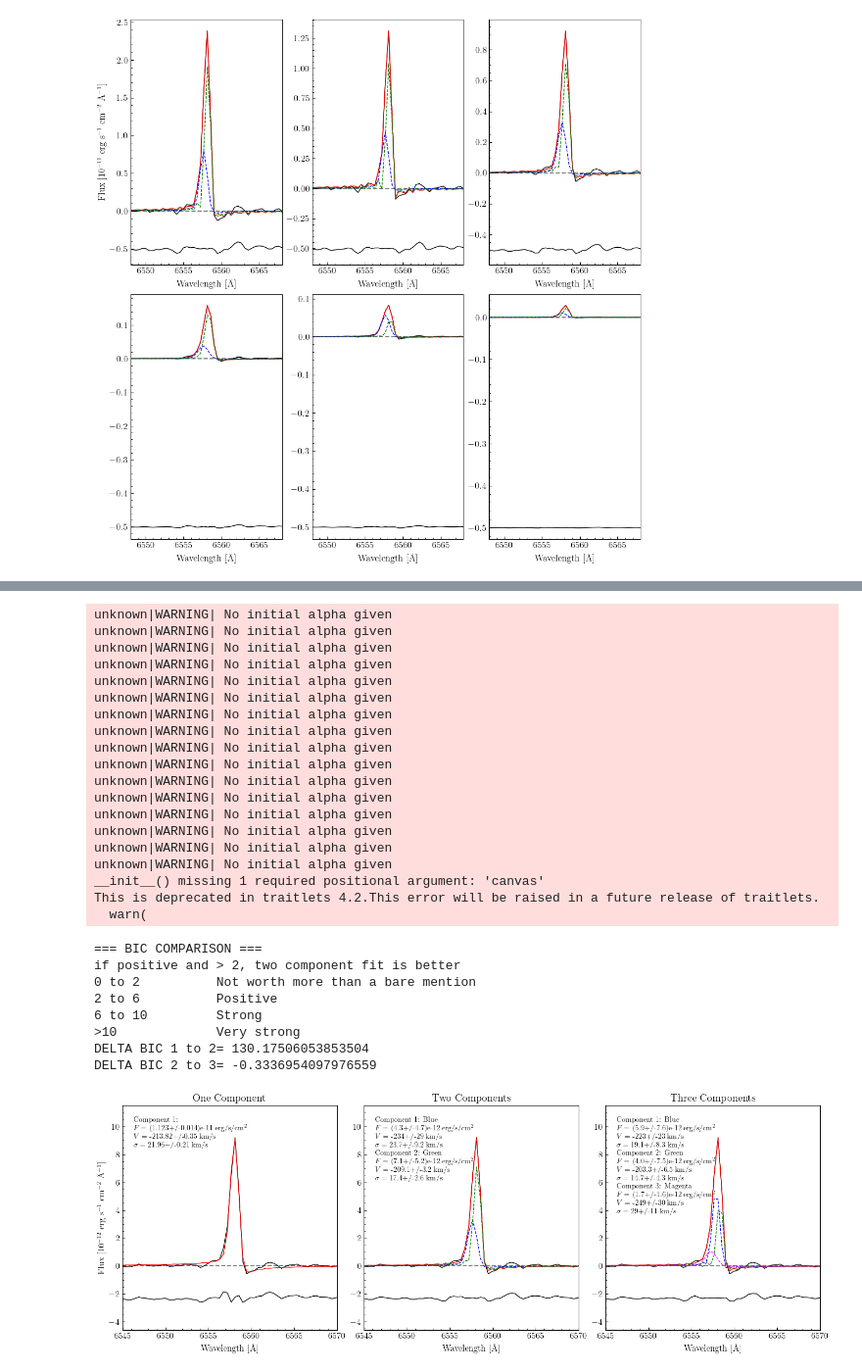
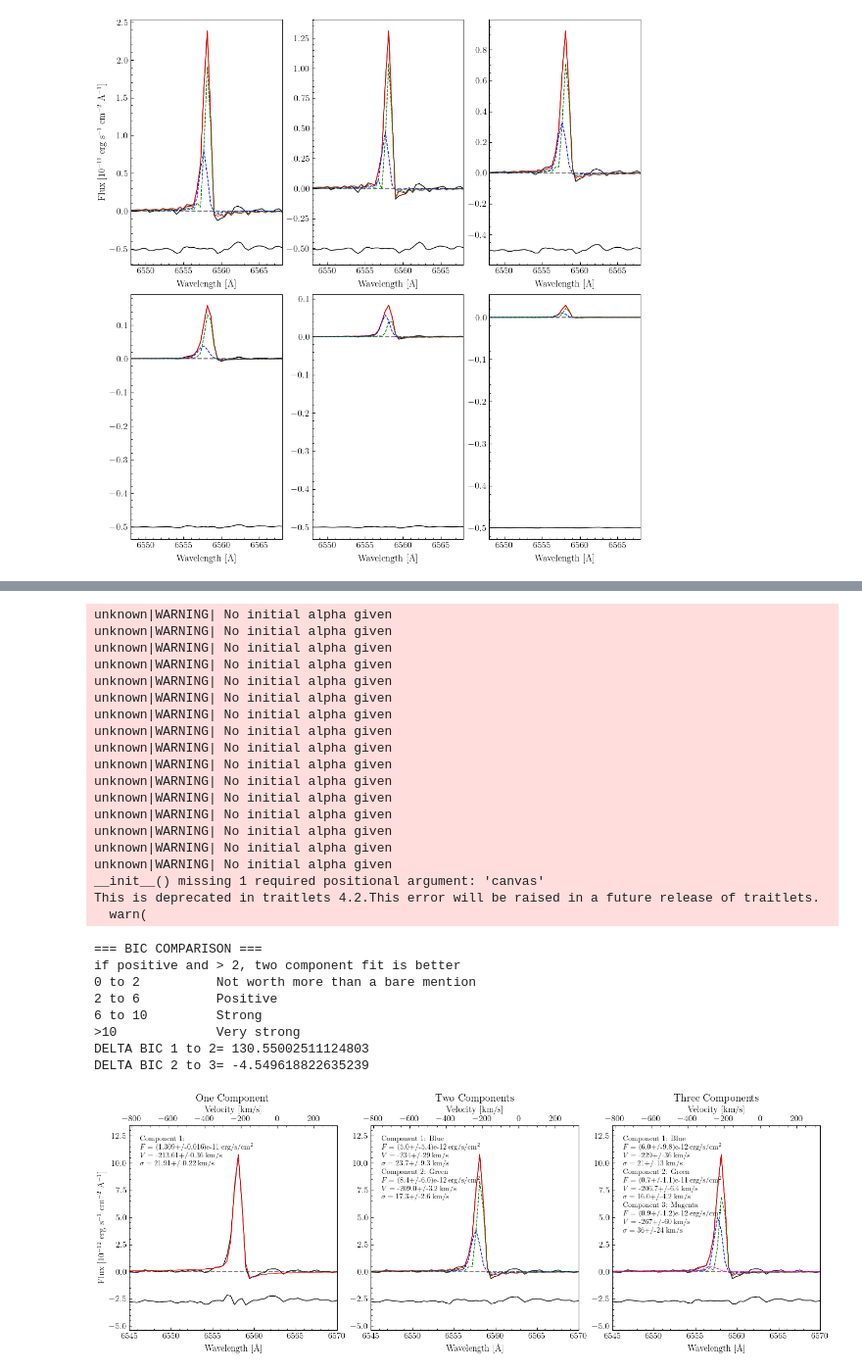
Before and after one commit to astronoray/NGC604_SN4, a Jupyter notebook: Python_N604_SN4/notebooks/SpatialFitting.ipynb, the cells around one changed output, grey strips where cells are left out. Shown at 98% size. Saved outputs shown, nothing was run; the diff lists cells and outputs as text; code cells hidden in the pictures.

```diff
--- a/Python_N604_SN4/notebooks/SpatialFitting.ipynb
+++ b/Python_N604_SN4/notebooks/SpatialFitting.ipynb
@@ -213,6 +218,14 @@ def sci_notation(number, sig_fig=2):
     # remove leading "+" and strip leading zeros
     b = int(b)
     return a + r" $\times$ 10^" + str(b)
+
+lam0 = 6562.819*(1 + ((-214)/2.998e5))
+
+def wave2vel(x):
+    return 2.999e5*((x - lam0)/lam0) + (-214)
+
+def vel2wave(x):
+    return ((x - (-214))*lam0)/(2.998e5) + lam0
 
 def compare_components(spectrum, axis):
 
@@ -247,6 +260,7 @@ def compare_components(spectrum, axis):
 
     # print(fit3)
 
+
     fig = plt.figure(figsize=(14,5), constrained_layout=True)
     ax = fig.subplot_mosaic(
         """
@@ -260,6 +274,9 @@ def compare_components(spectrum, axis):
         ax[a].set_xlabel(r'Wavelength [Å]')
         if a == 'a':
             ax[a].set_ylabel(r'Flux [$10^{-12}$ erg s$^{-1}$ cm$^{-2}$ Å$^{-1}$]')
+
+        secax = ax[a].secondary_xaxis('top', functions=(wave2vel,vel2wave))
+        secax.set_xlabel(r'Velocity [km/s]')
 
         y_max = np.nanmax(spectrum.data.real/1e-12) + 0.25*np.nanmax(spectrum.data.real/1e-12)
         y_min = 0 - 0.5*np.nanmax(spectrum.data.real/1e-12)
@@ -411,7 +428,7 @@ background = cube.get_spectrum_in_annulus(331,1374,1,40, median=True, mean_flux=
 
 region_file = '/Volumes/RayPass/Research/SIGNALS/N604_SN4/ngc604sn4.reg'
 
-mask = np.isfinite(halpha_map) & (halpha_map < 1e-15) & (halpha_map > 1e-16)
+mask = np.isfinite(halpha_map) & (halpha_map < 1e-15) & (halpha_map > 1e-17)
 y, x = np.where(mask)
 y1 = y[(y < 1200) & (y > 950) & (x < 1200) & (x > 850)]
 x1 = x[(x < 1200) & (x > 850) & (y < 1200) & (y > 950)]
@@ -419,36 +436,36 @@ x1 = x[(x < 1200) & (x > 850) & (y < 1200) & (y > 950)]
 spectrum = cube.get_spectrum_from_region((y1,x1), median=False, mean_flux=False)
 low_lum = spectrum.subtract_sky(background)
 
 fit1,fit2,fit3 = compare_components(low_lum,axis)
 # %% [output]
 unknown|WARNING| No initial alpha given
 unknown|WARNING| No initial alpha given
 unknown|WARNING| No initial alpha given
 unknown|WARNING| No initial alpha given
 unknown|WARNING| No initial alpha given
 unknown|WARNING| No initial alpha given
 unknown|WARNING| No initial alpha given
 unknown|WARNING| No initial alpha given
 unknown|WARNING| No initial alpha given
 unknown|WARNING| No initial alpha given
 unknown|WARNING| No initial alpha given
 unknown|WARNING| No initial alpha given
 unknown|WARNING| No initial alpha given
 unknown|WARNING| No initial alpha given
 unknown|WARNING| No initial alpha given
 unknown|WARNING| No initial alpha given
 __init__() missing 1 required positional argument: 'canvas'
 This is deprecated in traitlets 4.2.This error will be raised in a future release of traitlets.
   warn(
 === BIC COMPARISON ===
 if positive and > 2, two component fit is better
 0 to 2          Not worth more than a bare mention
 2 to 6          Positive
 6 to 10         Strong
 >10             Very strong
-DELTA BIC 1 to 2= 130.17506053853504
-DELTA BIC 2 to 3= -0.3336954097976559
+DELTA BIC 1 to 2= 130.55002511124803
+DELTA BIC 2 to 3= -4.549618822635239
-[figure, old version]
+[figure, new version]
 # %%
 background = cube.get_spectrum_in_annulus(331,1374,1,40, median=True, mean_flux=True)
 
```
Also changed, not shown: parts of 15 cells of this notebook.
